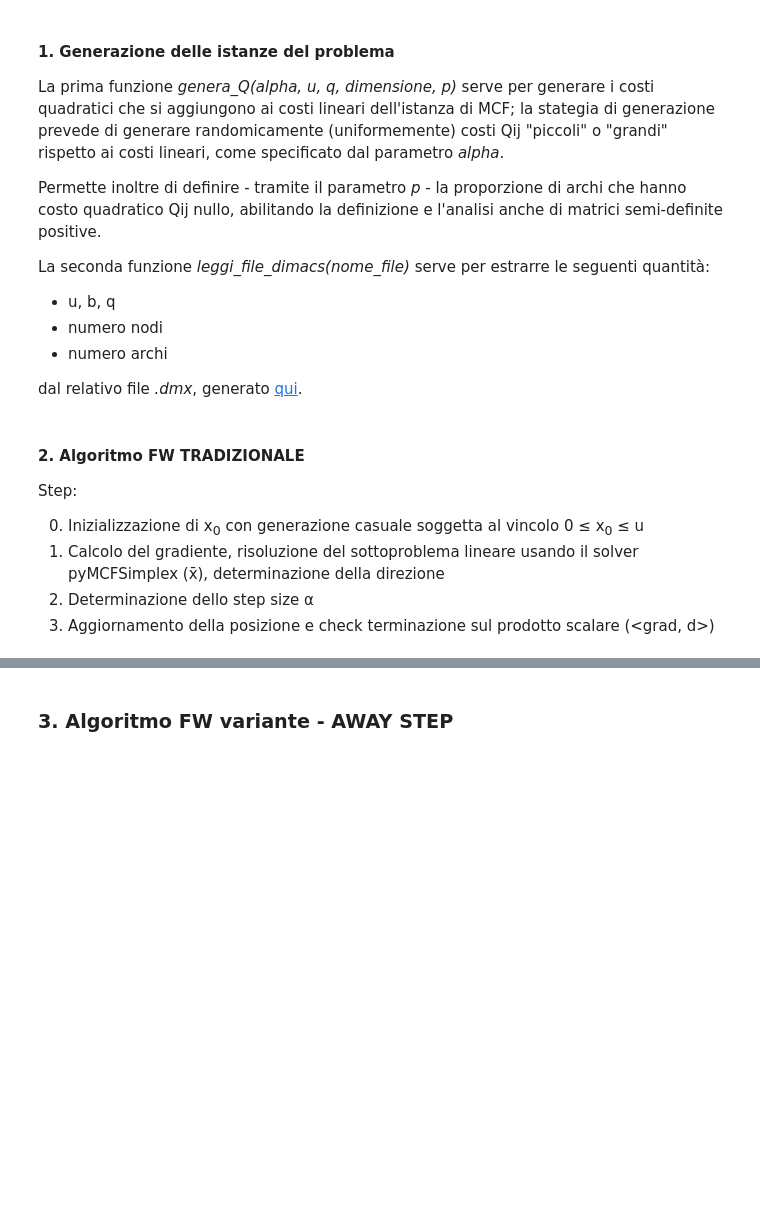
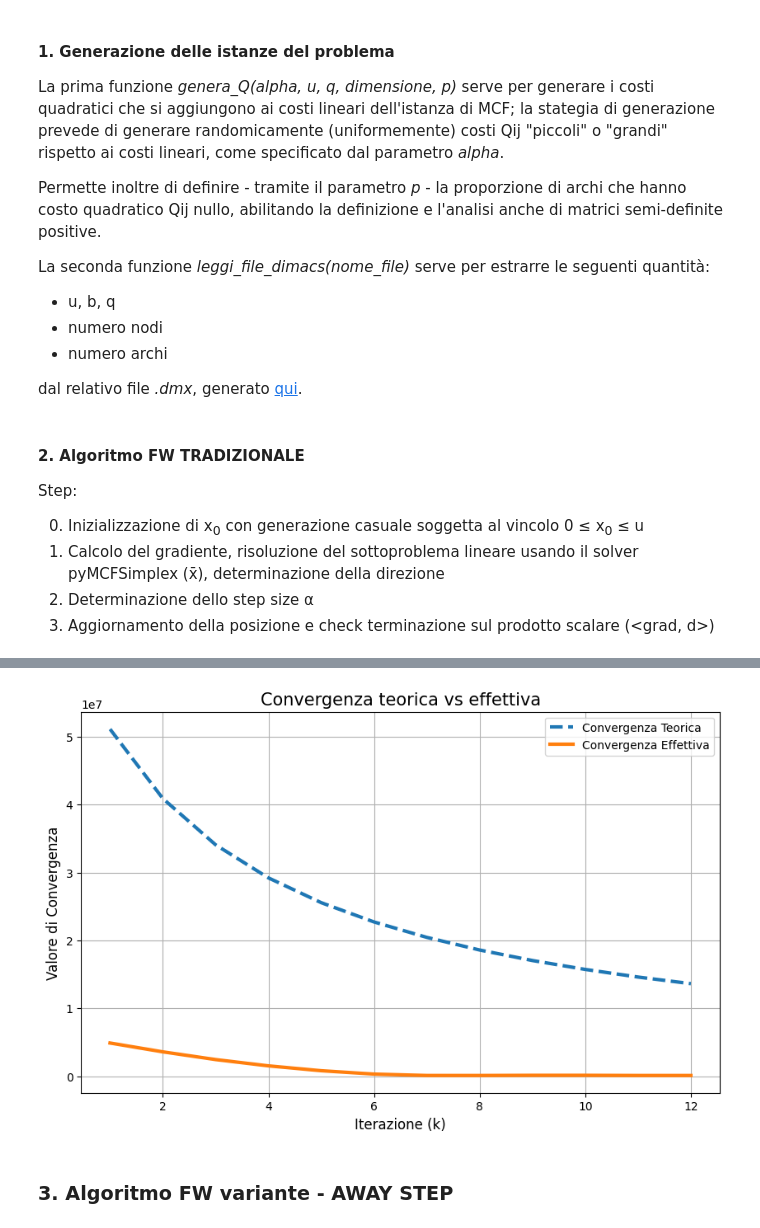
Before and after one commit to vpicchianti/Optimization-for-Data-Science, a Jupyter notebook: functions.ipynb, the cells around one changed output, grey strips where cells are left out. Saved outputs shown, nothing was run; the diff lists cells and outputs as text; code cells hidden in the pictures; blank space fills up the shorter version.

```diff
--- a/functions.ipynb
+++ b/functions.ipynb
@@ -215,7 +216,7 @@ def visualize(k, soluzione_ottima, alpha, prodotto_scalare, k_granularity, tempo
 
     return
 # %%
-def algoritmo_tradizionale(nome_file, epsilon, max_iter, Q, q, u, numero_archi, f_values, tau, step_size_ottimo=True):
+def algoritmo_tradizionale(nome_file, epsilon, max_iter, Q, q, u, numero_archi, tau, step_size_ottimo=True):
 
     k = 0
     alpha = 1
@@ -223,6 +224,9 @@ def algoritmo_tradizionale(nome_file, epsilon, max_iter, Q, q, u, numero_archi,
     start_time = time.time()
     tempo_tot = 0
     end = False
+    gap = []
+    tempi_per_it = [0]
+    f_values = []
 
 
     # STEP 0 : inizializzazione di x_0
@@ -236,6 +240,9 @@ def algoritmo_tradizionale(nome_file, epsilon, max_iter, Q, q, u, numero_archi,
 
 
     while  (abs(prodotto_scalare)>= epsilon and k < max_iter):
+
+        start_it = process_time()
+
         f_x_current = np.dot(np.dot(x_old, Q), x_old) + np.dot(q, x_old)
         f_values.append(f_x_current)
 
@@ -274,7 +281,7 @@ def algoritmo_tradizionale(nome_file, epsilon, max_iter, Q, q, u, numero_archi,
         if tau > 0:
             lb = x_bar - tau * u # calcolo lower bound e upper bound della trust region
             ub = x_bar + tau * u
-            x_bar = max(lb, min(x_bar, ub))
+            x_bar = np.maximum(lb, np.minimum(x_bar, ub))
 
         d = [a - b for a, b in zip(x_bar, x_old)] # direzione
 
@@ -297,16 +304,21 @@ def algoritmo_tradizionale(nome_file, epsilon, max_iter, Q, q, u, numero_archi,
         gradient_per_check = (2 * np.dot(Q, x_new) ) + q
         prodotto_scalare = np.dot(gradient_per_check, d)
 
+        gap.append(prodotto_scalare)
+
         # aggiornamento poszione e incremento numero di iterazioni
         x_old = x_new
         k += 1
+
+        end_it = process_time()
+        tempi_per_it.append(tempi_per_it[k-1] + end_it - start_it)
 
         if not(abs(prodotto_scalare)>= epsilon and k < max_iter):
             end = True
             end_time = time.time()
             tempo_tot = end_time - start_time
-            visualize(k, soluzione_ottima , alpha, prodotto_scalare, k_granularity = 50, tempo = tempo_tot, end = end)
+            visualize(k, soluzione_ottima, alpha, prodotto_scalare, k_granularity = 50, tempo = tempo_tot, end = end)
 
 
-    return f_values, k
+    return gap, f_values, k, tempo_tot, tempi_per_it, x_old, soluzione_ottima
 # %%
@@ -327,0 +337,6 @@ TypeError: unsupported format string passed to list.__format__
+# %%
+## PROVA
+nome_file_dmx = '1000/netgen-1000-1-1-a-b-ns.dmx'
+_, numero_archi, u, _, q, _, _ , _ = leggi_file_dimacs(nome_file_dmx)
+Q = genera_Q(10, u, q, numero_archi, 0)
+gap, valori_f, k_totale, tempo_totale, tempi_per_it, x, sol_ottima = algoritmo_tradizionale(nome_file_dmx, epsilon = 0.1, max_iter = 1000, Q = Q, q = q, u = u, numero_archi = numero_archi, tau = 0.01, step_size_ottimo = True)
@@ -361,6 +383,10 @@ def plot_convergenza(f_values, k_tot, Q, nome_file_dmx):
     plt.show()
 
     return
+# %%
+plot_convergenza(valori_f, k_totale, Q, nome_file_dmx)
+# %% [output]
+[figure, added]
 # %% [markdown]
 ### 3. Algoritmo FW variante - AWAY STEP
 # %%
```
Also changed, not shown: parts of 10 cells of this notebook.
